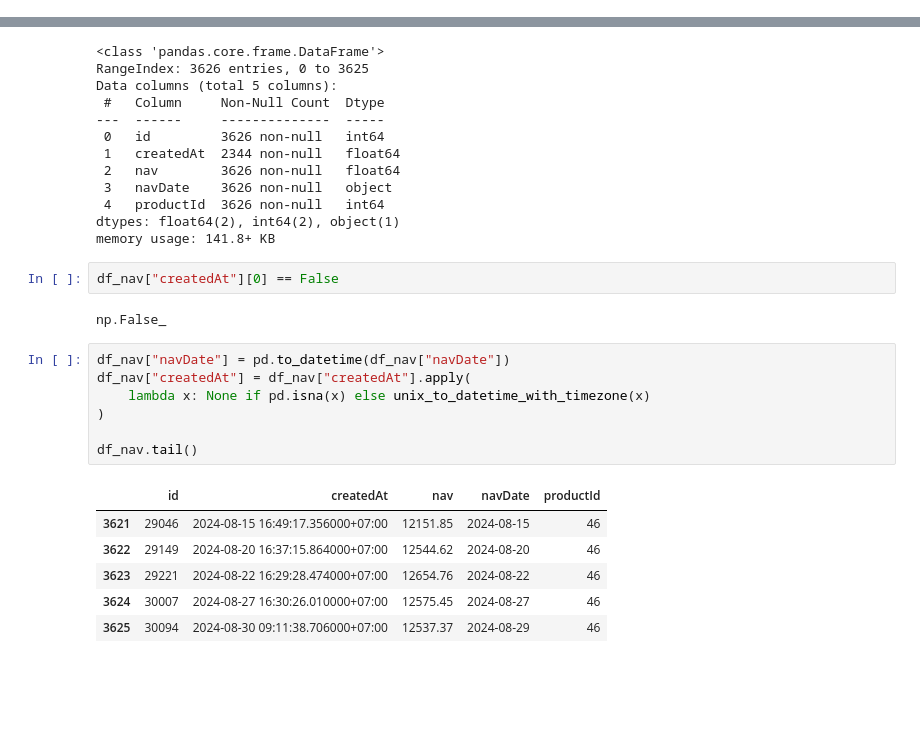
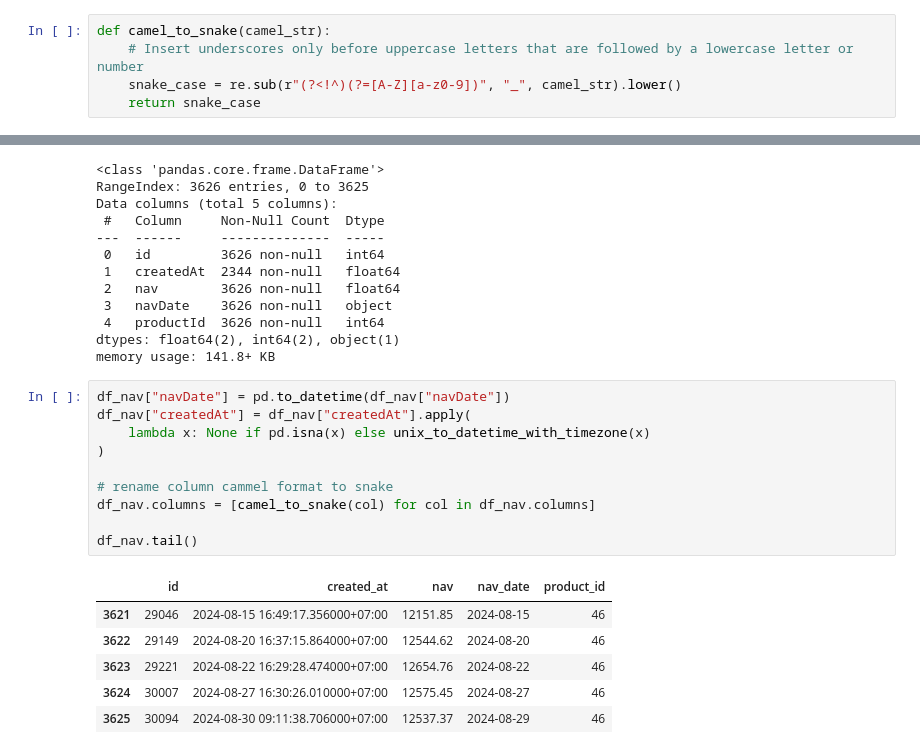
Before and after one commit to cuongng-99/fund-analytics, a Jupyter notebook: src/data_processing.ipynb, the cells around one changed output, grey strips where cells are left out. Cells and saved outputs as stored; diff of their text form; blank space fills up the shorter version.

```diff
--- a/src/data_processing.ipynb
+++ b/src/data_processing.ipynb
@@ -6,2 +16,7 @@ import pytz
+# %%
+def camel_to_snake(camel_str):
+    # Insert underscores only before uppercase letters that are followed by a lowercase letter or number
+    snake_case = re.sub(r"(?<!^)(?=[A-Z][a-z0-9])", "_", camel_str).lower()
+    return snake_case
 # %% [markdown]
 ## 1. Dữ liệu danh sách các quỹ mở đang có
@@ -183,19 +213,18 @@ Data columns (total 5 columns):
  4   productId  3626 non-null   int64
 dtypes: float64(2), int64(2), object(1)
 memory usage: 141.8+ KB
-# %%
-df_nav["createdAt"][0] == False
-# %% [output]
-np.False_
 # %%
 df_nav["navDate"] = pd.to_datetime(df_nav["navDate"])
 df_nav["createdAt"] = df_nav["createdAt"].apply(
     lambda x: None if pd.isna(x) else unix_to_datetime_with_timezone(x)
 )
 
+# rename column cammel format to snake
+df_nav.columns = [camel_to_snake(col) for col in df_nav.columns]
+
 df_nav.tail()
 # %% [output]
-|  | id | createdAt | nav | navDate | productId |
+|  | id | created_at | nav | nav_date | product_id |
 | 3621 | 29046 | 2024-08-15 16:49:17.356000+07:00 | 12151.85 | 2024-08-15 | 46 |
 | 3622 | 29149 | 2024-08-20 16:37:15.864000+07:00 | 12544.62 | 2024-08-20 | 46 |
 | 3623 | 29221 | 2024-08-22 16:29:28.474000+07:00 | 12654.76 | 2024-08-22 | 46 |
```
Also changed, not shown: parts of 14 cells of this notebook.
